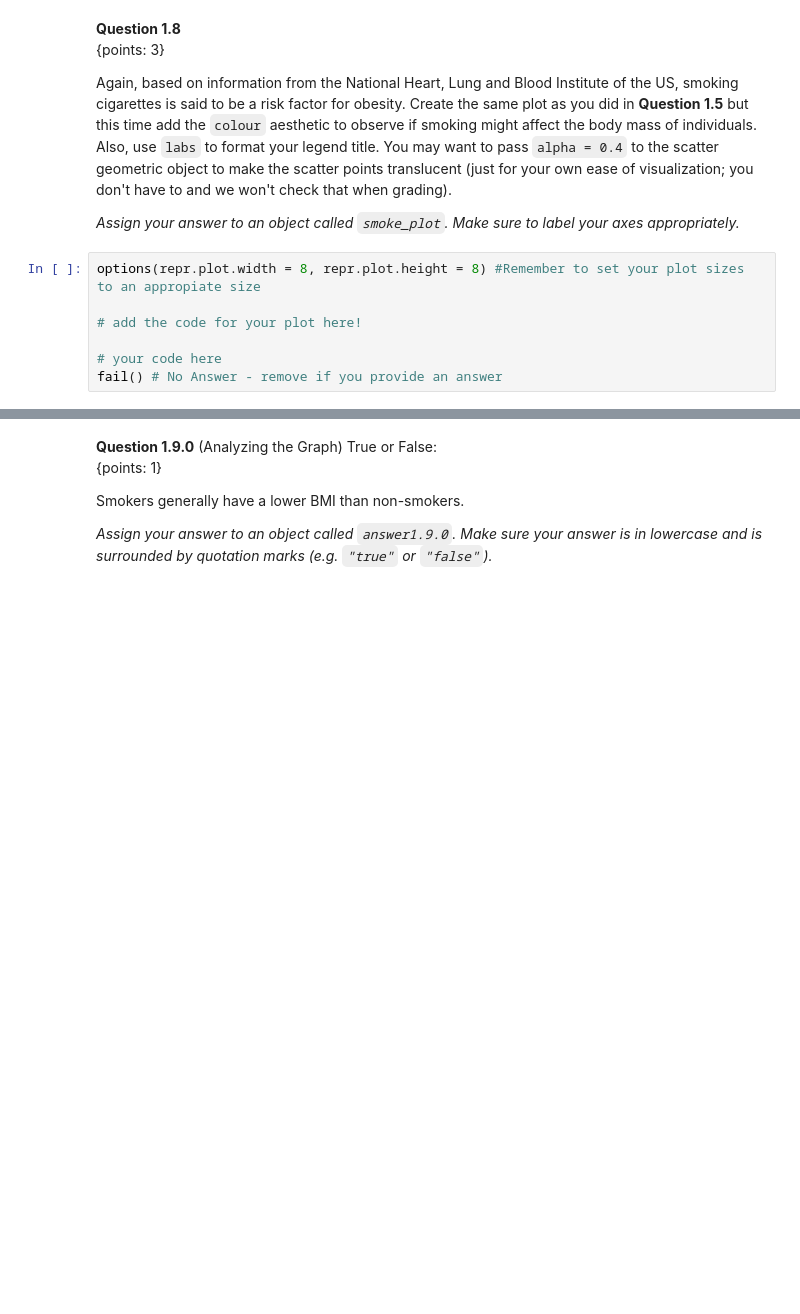
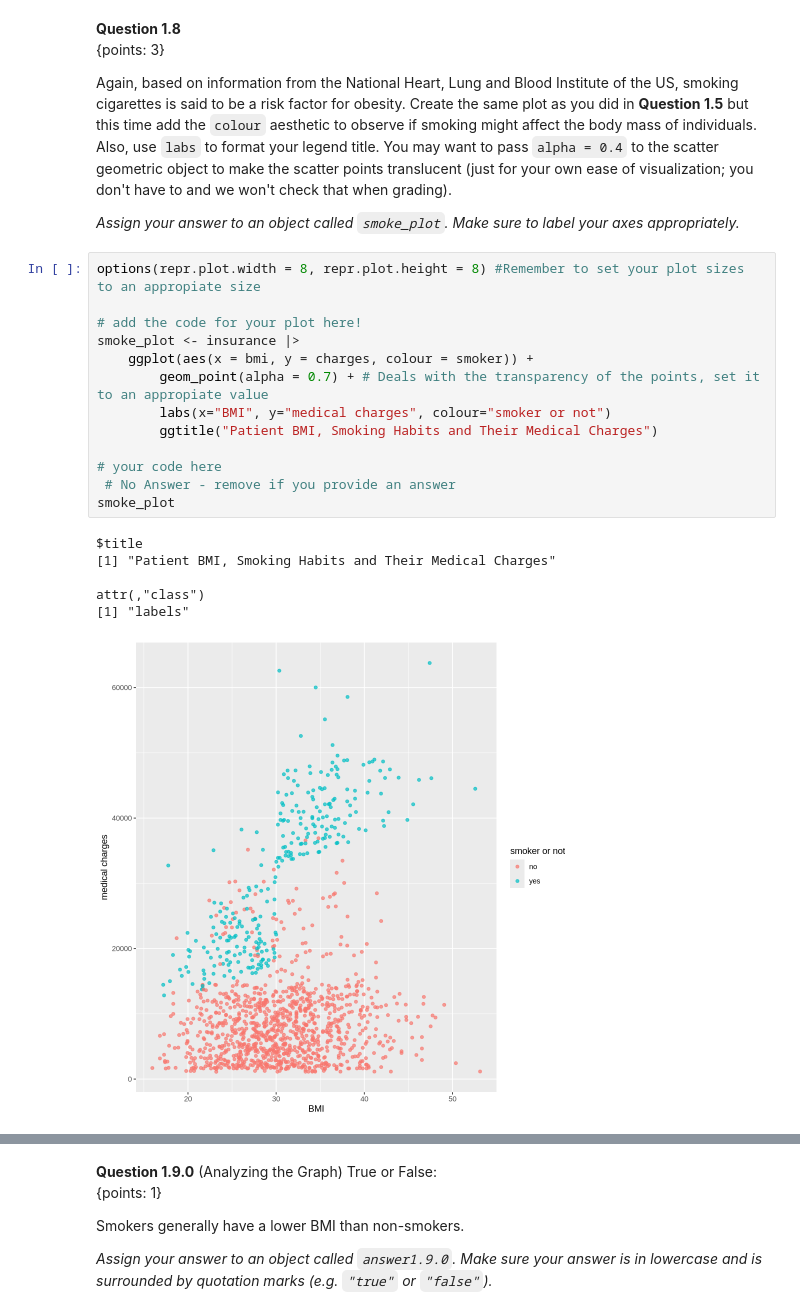
Before and after one commit to ca-vas/dsci-100-student, a Jupyter notebook: materials/R/tutorial_viz/tutorial_viz.ipynb, the cells around one changed output, grey strips where cells are left out. Saved outputs shown, nothing was run; the diff lists cells and outputs as text; blank space fills up the shorter version.

```diff
--- a/materials/R/tutorial_viz/tutorial_viz.ipynb
+++ b/materials/R/tutorial_viz/tutorial_viz.ipynb
@@ -286,10 +321,23 @@ Again, based on information from the National Heart, Lung and Blood Institute of
 # %%
 options(repr.plot.width = 8, repr.plot.height = 8) #Remember to set your plot sizes to an appropiate size
 
 # add the code for your plot here!
+smoke_plot <- insurance |>
+    ggplot(aes(x = bmi, y = charges, colour = smoker)) +
+        geom_point(alpha = 0.7) + # Deals with the transparency of the points, set it to an appropiate value
+        labs(x="BMI", y="medical charges", colour="smoker or not")
+        ggtitle("Patient BMI, Smoking Habits and Their Medical Charges")
 
 # your code here
-fail() # No Answer - remove if you provide an answer
+ # No Answer - remove if you provide an answer
+smoke_plot
+# %% [output]
+$title
+[1] "Patient BMI, Smoking Habits and Their Medical Charges"
+
+attr(,"class")
+[1] "labels"
+[figure, added]
 # %%
 # Most of the tests for this question are hidden. You have to decide whether you've created a good visualization!
 # here's one test to at least ensure you named the plot object correctly:
```
Also changed, not shown: parts of 29 cells of this notebook.
